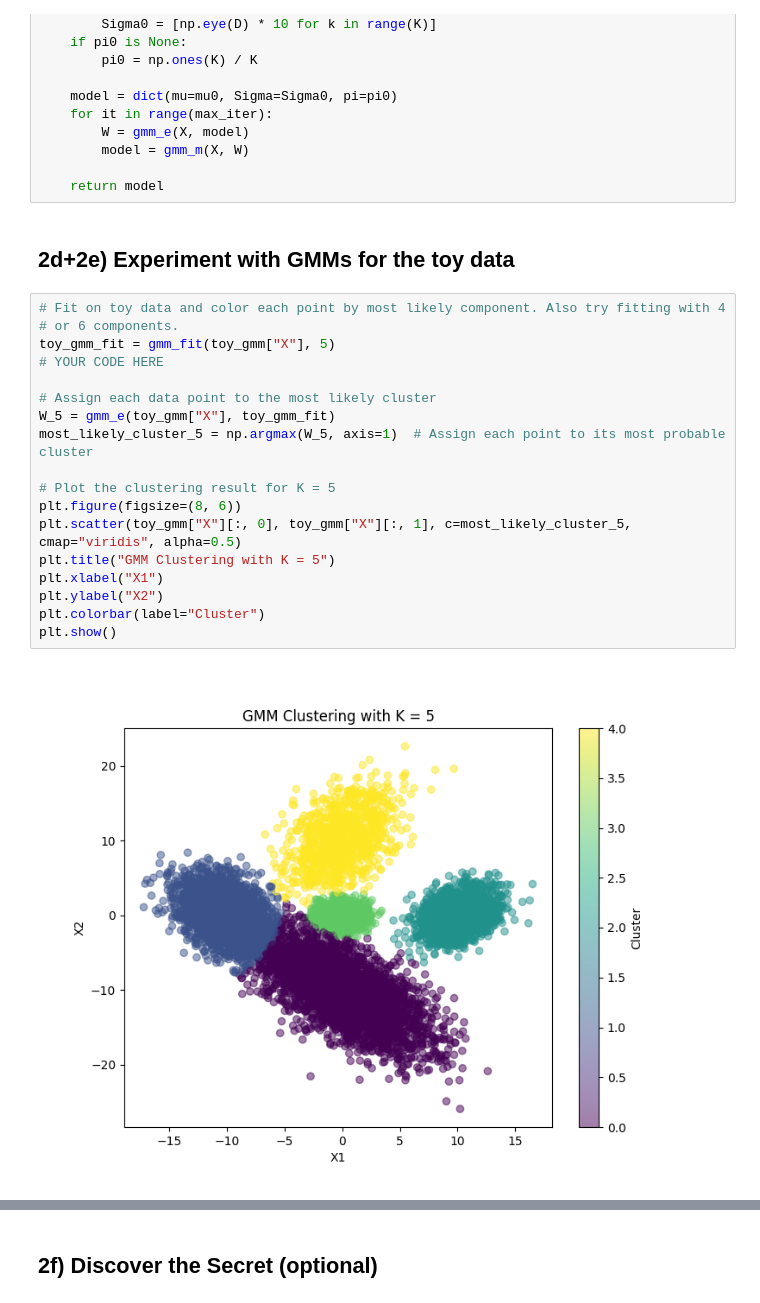
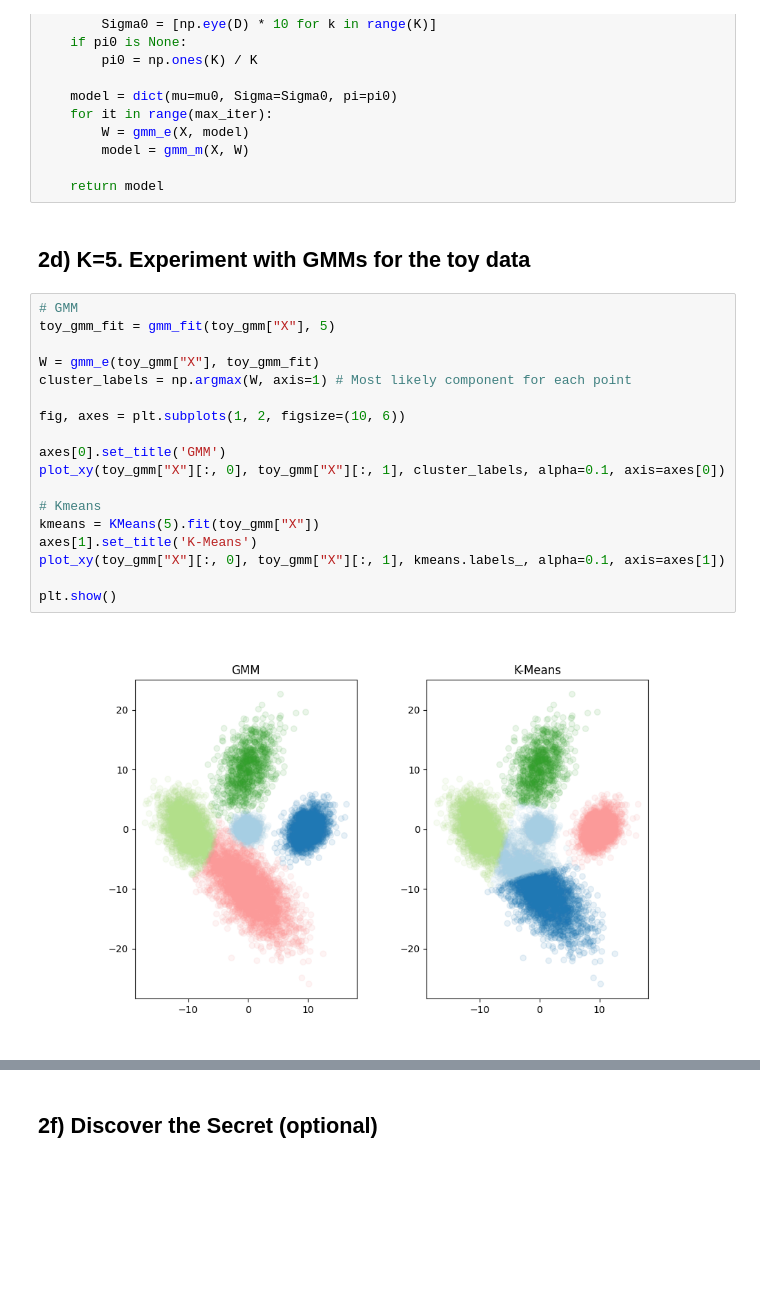
Before and after one commit to abisliouk/-IE675b-machine-learning, a Jupyter notebook: Assignment_4/a04-lvm-artem.ipynb, the cells around one changed output, grey strips where cells are left out. Cells and saved outputs as stored; diff of their text form; blank space fills up the shorter version.

```diff
--- a/Assignment_4/a04-lvm-artem.ipynb
+++ b/Assignment_4/a04-lvm-artem.ipynb
@@ -400,24 +368,24 @@ def gmm_fit(X, K, max_iter=100, mu0=None, Sigma0=None, pi0=None, gmm_m=gmm_m):
 
     return model
 # %% [markdown]
-## 2d+2e) Experiment with GMMs for the toy data
+## 2d) K=5. Experiment with GMMs for the toy data
 # %%
-# Fit on toy data and color each point by most likely component. Also try fitting with 4
-# or 6 components.
+# GMM
 toy_gmm_fit = gmm_fit(toy_gmm["X"], 5)
-# YOUR CODE HERE
 
-# Assign each data point to the most likely cluster
-W_5 = gmm_e(toy_gmm["X"], toy_gmm_fit)
-most_likely_cluster_5 = np.argmax(W_5, axis=1)  # Assign each point to its most probable cluster
+W = gmm_e(toy_gmm["X"], toy_gmm_fit)
+cluster_labels = np.argmax(W, axis=1) # Most likely component for each point
 
-# Plot the clustering result for K = 5
-plt.figure(figsize=(8, 6))
-plt.scatter(toy_gmm["X"][:, 0], toy_gmm["X"][:, 1], c=most_likely_cluster_5, cmap="viridis", alpha=0.5)
-plt.title("GMM Clustering with K = 5")
-plt.xlabel("X1")
-plt.ylabel("X2")
-plt.colorbar(label="Cluster")
+fig, axes = plt.subplots(1, 2, figsize=(10, 6))
+
+axes[0].set_title('GMM')
+plot_xy(toy_gmm["X"][:, 0], toy_gmm["X"][:, 1], cluster_labels, alpha=0.1, axis=axes[0])
+
+# Kmeans
+kmeans = KMeans(5).fit(toy_gmm["X"])
+axes[1].set_title('K-Means')
+plot_xy(toy_gmm["X"][:, 0], toy_gmm["X"][:, 1], kmeans.labels_, alpha=0.1, axis=axes[1])
+
 plt.show()
 # %% [output]
-[figure, old version]
+[figure, new version]
```
Also changed, not shown: parts of 9 cells of this notebook.
